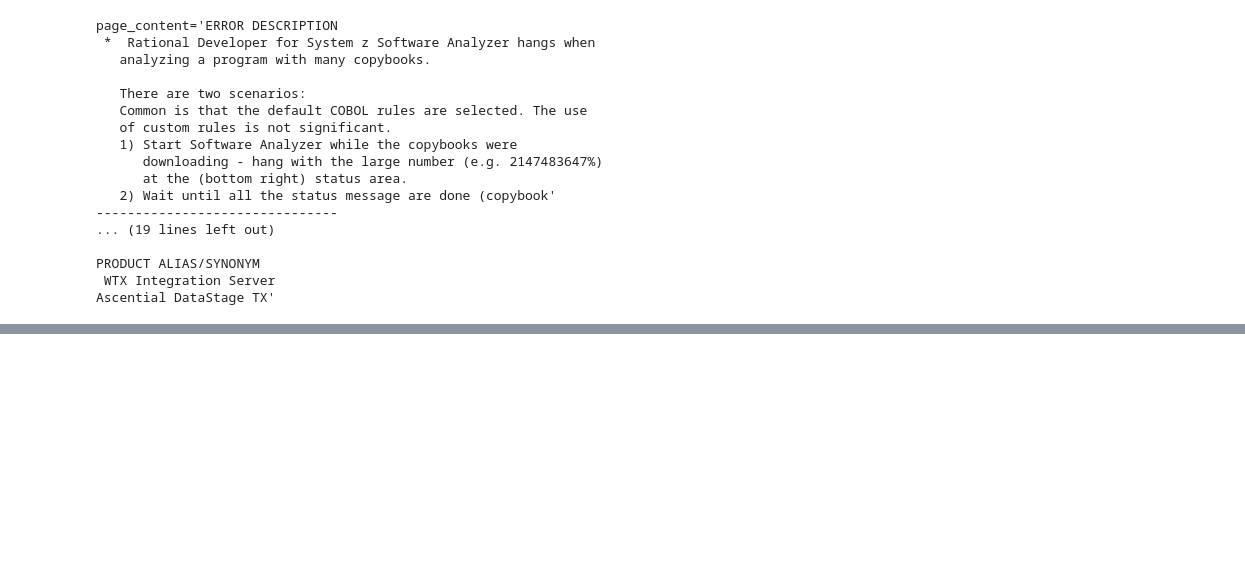
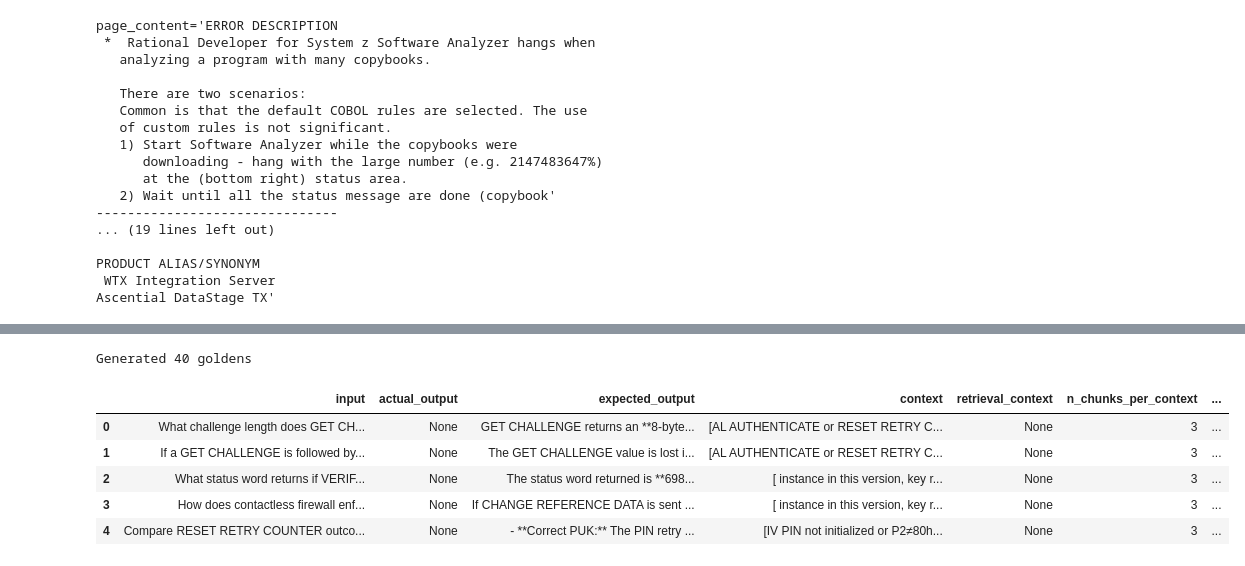
Before and after one commit to ahaitota/rag, a Jupyter notebook: pipeline_test.ipynb, the cells around one changed output, grey strips where cells are left out. Cells and saved outputs as stored; diff of their text form; code cells hidden in the pictures; blank space fills up the shorter version.

Commit message:
feat: add dataset creation

```diff
--- a/pipeline_test.ipynb
+++ b/pipeline_test.ipynb
@@ -73,0 +135,24 @@ small_vectors[0]
+# %%
+from deepeval.synthesizer import Synthesizer
+from deepeval.synthesizer.config import ContextConstructionConfig
+import glob
+from dotenv import load_dotenv
+load_dotenv()
+
+synthesizer = Synthesizer()
+doc_paths = glob.glob('datasets/applets/*.docx')
+
+context_config = ContextConstructionConfig(
+    max_contexts_per_document=5,
+    chunk_size=512,
+    chunk_overlap=0,
+    context_quality_threshold=0.5,
+    context_similarity_threshold=0.5,
+)
+
+goldens = synthesizer.generate_goldens_from_docs(
+    document_paths=doc_paths,
+    include_expected_output=True,
+    max_goldens_per_context=2,
+    context_construction_config=context_config,
+)
@@ -73,0 +183,13 @@ small_vectors[0]
+# %%
+dataframe = synthesizer.to_pandas()
+dataframe.to_csv("datasets/applets_goldens.csv", index=False)
+print(f"Generated {len(dataframe)} goldens")
+dataframe.head()
+# %% [output]
+Generated 40 goldens
+|  | input | actual_output | expected_output | context | retrieval_context | n_chunks_per_context | ... |
+| 0 | What challenge length does GET CH... | None | GET CHALLENGE returns an **8-byte... | [AL AUTHENTICATE or RESET RETRY C... | None | 3 | ... |
+| 1 | If a GET CHALLENGE is followed by... | None | The GET CHALLENGE value is lost i... | [AL AUTHENTICATE or RESET RETRY C... | None | 3 | ... |
+| 2 | What status word returns if VERIF... | None | The status word returned is **698... | [ instance in this version, key r... | None | 3 | ... |
+| 3 | How does contactless firewall enf... | None | If CHANGE REFERENCE DATA is sent ... | [ instance in this version, key r... | None | 3 | ... |
+| 4 | Compare RESET RETRY COUNTER outco... | None | - **Correct PUK:** The PIN retry ... | [IV PIN not initialized or P2≠80h... | None | 3 | ... |
```
Also changed, not shown: parts of 19 cells of this notebook, 6 other files.
